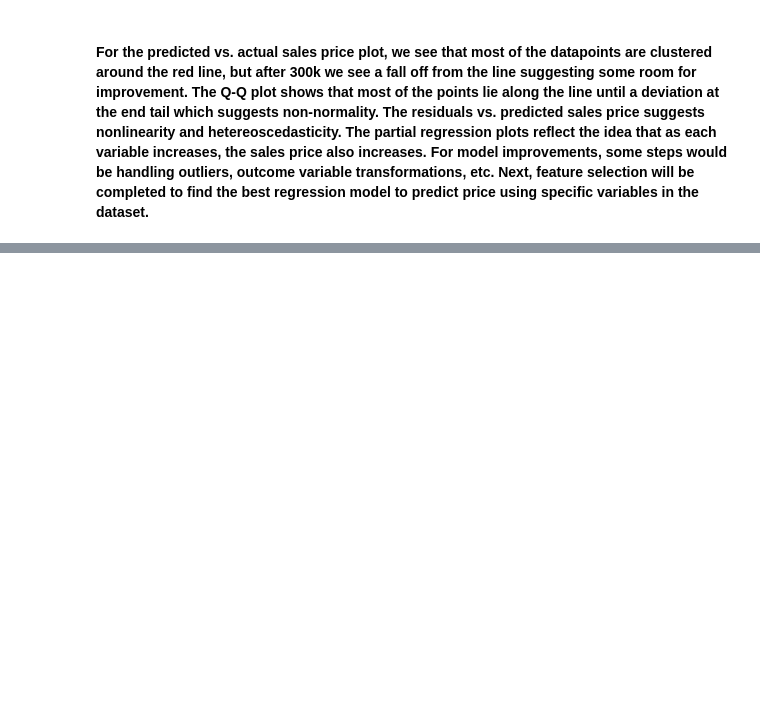
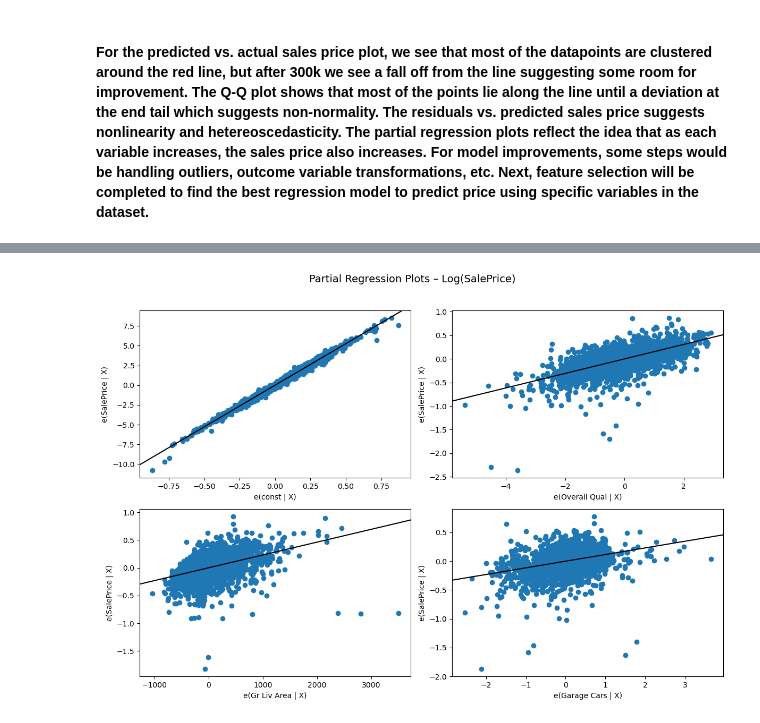
Before and after one commit to nphanrahan/data-quarks, a Jupyter notebook: notebooks/02_regression_analysis.ipynb, the cells around one changed output, grey strips where cells are left out. Saved outputs shown, nothing was run; the diff lists cells and outputs as text; code cells hidden in the pictures; blank space fills up the shorter version.

```diff
--- a/notebooks/02_regression_analysis.ipynb
+++ b/notebooks/02_regression_analysis.ipynb
@@ -84,0 +171,16 @@ plt.show()
+# %%
+# partial regression log transformed
+X_log = df[['Overall Qual', 'Gr Liv Area', 'Garage Cars']].fillna(0)
+y_log = np.log1p(df['SalePrice'])
+
+
+X_const_log = sm.add_constant(X_log)
+model_sm_log = sm.OLS(y_log, X_const_log).fit()
+
+fig = plt.figure(figsize=(12, 8))
+sm.graphics.plot_partregress_grid(model_sm_log, fig=fig)
+fig.suptitle('Partial Regression Plots – Log(SalePrice)', y=1.02, fontsize=14)
+plt.tight_layout()
+plt.show()
+# %% [output]
+[figure, added]
```
Also changed, not shown: parts of 9 cells of this notebook.
